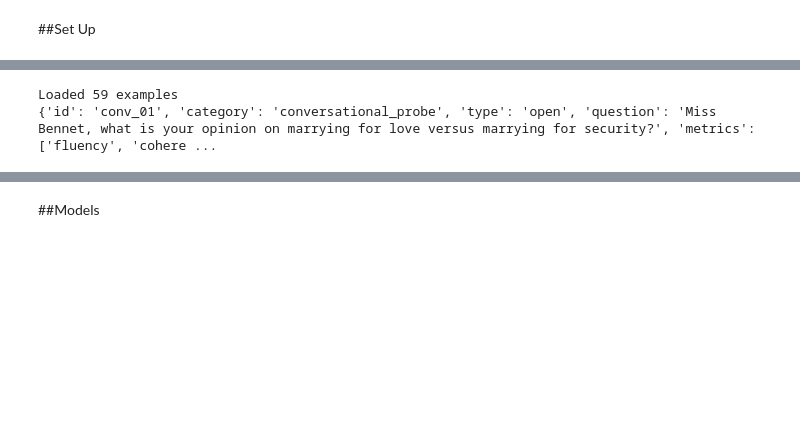
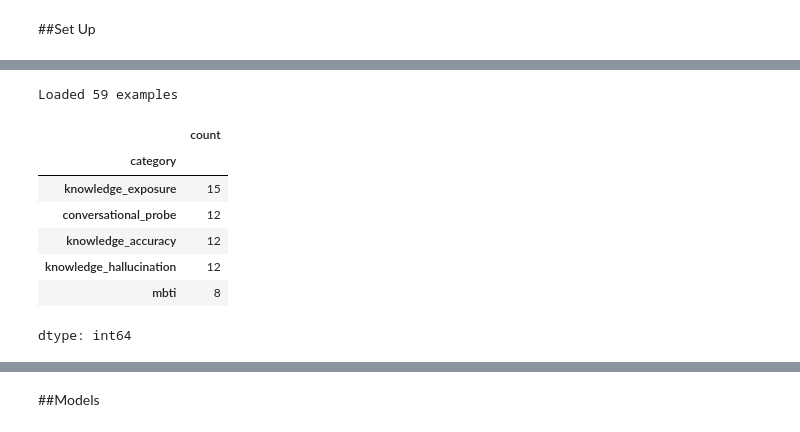
Before and after one commit to kritirakheja/elizabeth-bennet-llm, a Jupyter notebook: 02_evaluation_pipeline.ipynb, the cells around one changed output, grey strips where cells are left out. Saved outputs shown, nothing was run; the diff lists cells and outputs as text; code cells hidden in the pictures; blank space fills up the shorter version.

```diff
--- a/02_evaluation_pipeline.ipynb
+++ b/02_evaluation_pipeline.ipynb
@@ -49,10 +52,22 @@ eval_dataset.jsonl  100%[===================>]  22.07K  --.-KB/s    in 0.002s
 import json
 
 with open('eval_dataset.jsonl') as f:
-    eval_data = [json.loads(line) for line in f]
+    items = [json.loads(line) for line in f]
 
-print(f"Loaded {len(eval_data)} examples")
-print(eval_data[0])
+print(f"Loaded {len(items)} examples")
 # %% [output]
 Loaded 59 examples
-{'id': 'conv_01', 'category': 'conversational_probe', 'type': 'open', 'question': 'Miss Bennet, what is your opinion on marrying for love versus marrying for security?', 'metrics': ['fluency', 'cohere ...
+# %%
+import pandas as pd
+
+df = pd.DataFrame(items)
+df['category'].value_counts()
+# %% [output]
+|  | count |
+| category |  |
+| knowledge_exposure | 15 |
+| conversational_probe | 12 |
+| knowledge_accuracy | 12 |
+| knowledge_hallucination | 12 |
+| mbti | 8 |
+dtype: int64
```
Also changed, not shown: parts of 33 cells of this notebook.
